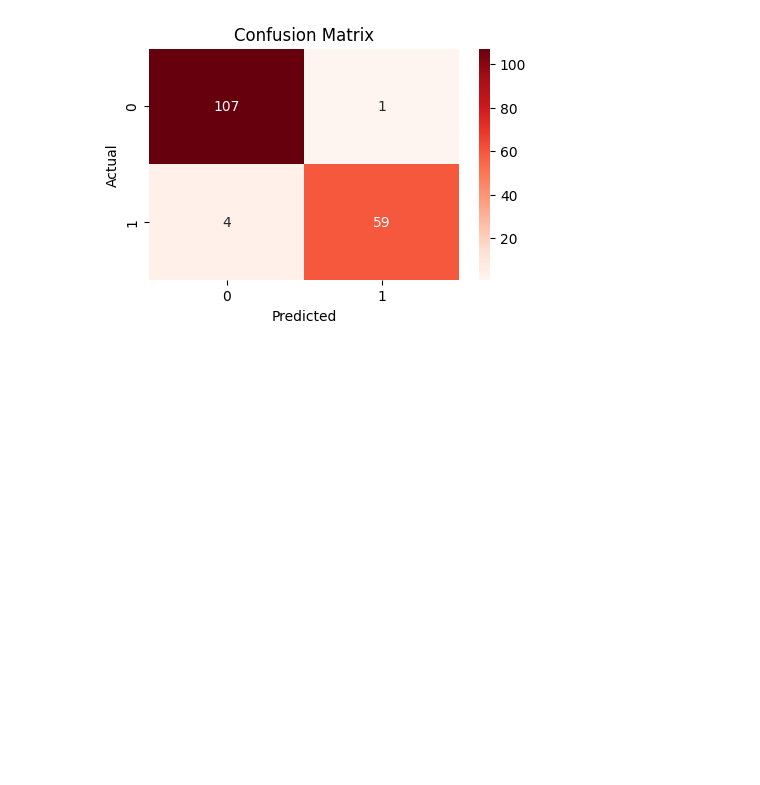
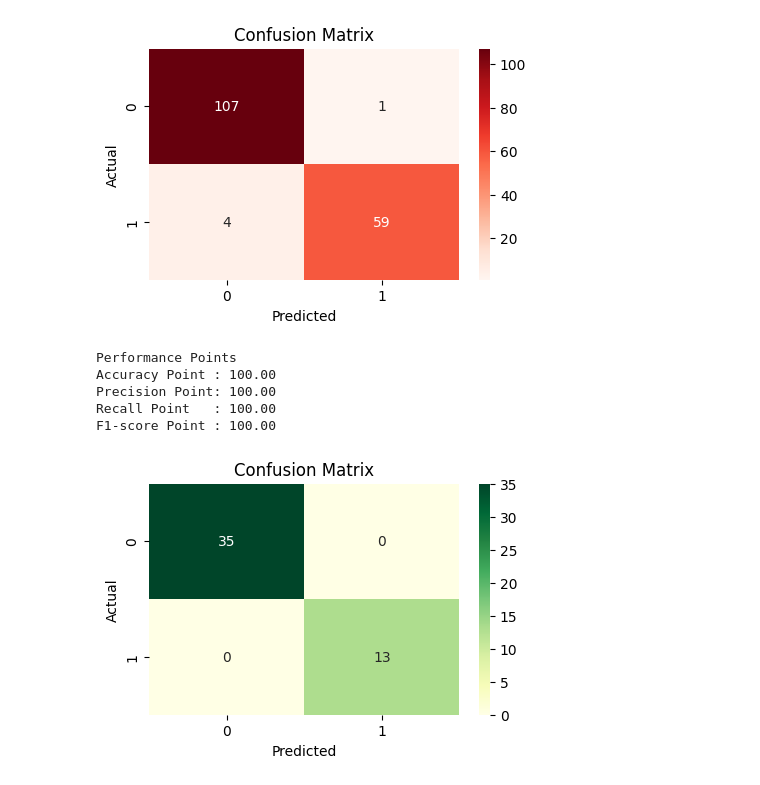
Before and after one commit to Stefina-11/pynotes, a Jupyter notebook: notebooks/basics/test_1.ipynb, the cells around one changed output. Saved outputs shown, nothing was run; the diff lists cells and outputs as text; code cells hidden in the pictures; blank space fills up the shorter version.

```diff
--- a/notebooks/basics/test_1.ipynb
+++ b/notebooks/basics/test_1.ipynb
@@ -521,3 +521,55 @@ Precision Point: 98.33
 Recall Point   : 93.65
 F1-score Point : 95.93
 [figure]
+# %%
+import pandas as pd
+from sklearn.model_selection import train_test_split
+from sklearn.ensemble import RandomForestClassifier
+from sklearn.metrics import accuracy_score, classification_report
+import seaborn as sns
+import matplotlib.pyplot as plt
+df = pd.read_csv("kidney_disease.csv")
+df.columns = df.columns.str.strip().str.upper().str.replace(" ", "_")
+df.replace({
+    'yes': 1, 'no': 0,
+    'normal': 0, 'abnormal': 1,
+    'present': 1, 'notpresent': 0,
+    'ckd': 1, 'notckd': 0,
+    'CKD': 1, 'NOTCKD': 0,
+    'good': 1, 'poor': 0
+}, inplace=True)
+df.drop(['ID'], axis=1, errors='ignore', inplace=True)
+df.dropna(inplace=True)
+df['CLASSIFICATION'] = df['CLASSIFICATION'].astype(int)
+X = df.drop("CLASSIFICATION", axis=1)
+y = df["CLASSIFICATION"]
+X_train, X_test, y_train, y_test = train_test_split(
+    X, y, test_size=0.3, random_state=42
+)
+
+model = RandomForestClassifier(n_estimators=100, random_state=42)
+model.fit(X_train, y_train)
+y_pred = model.predict(X_test)
+report = classification_report(y_test, y_pred, output_dict=True)
+acc = accuracy_score(y_test, y_pred)
+prec = report['1']['precision']
+rec = report['1']['recall']
+f1 = report['1']['f1-score']
+print("Performance Points")
+print(f"Accuracy Point : {acc*100:.2f}")
+print(f"Precision Point: {prec*100:.2f}")
+print(f"Recall Point   : {rec*100:.2f}")
+print(f"F1-score Point : {f1*100:.2f}")
+plt.figure(figsize=(5, 3))
+sns.heatmap(pd.crosstab(y_test, y_pred), annot=True, fmt="d", cmap="YlGn")
+plt.xlabel("Predicted")
+plt.ylabel("Actual")
+plt.title("Confusion Matrix")
+plt.show()
+# %% [output]
+Performance Points
+Accuracy Point : 100.00
+Precision Point: 100.00
+Recall Point   : 100.00
+F1-score Point : 100.00
+[figure, added]
```
Also changed, not shown: parts of 3 cells of this notebook, 4 other files.
